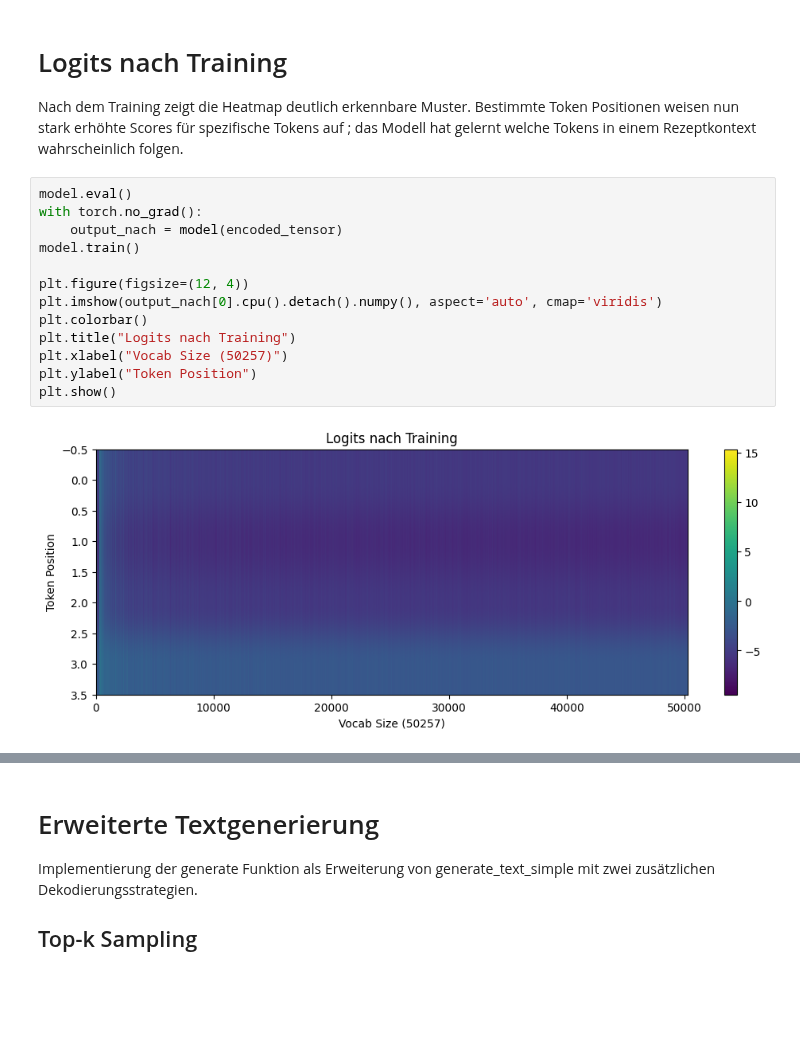
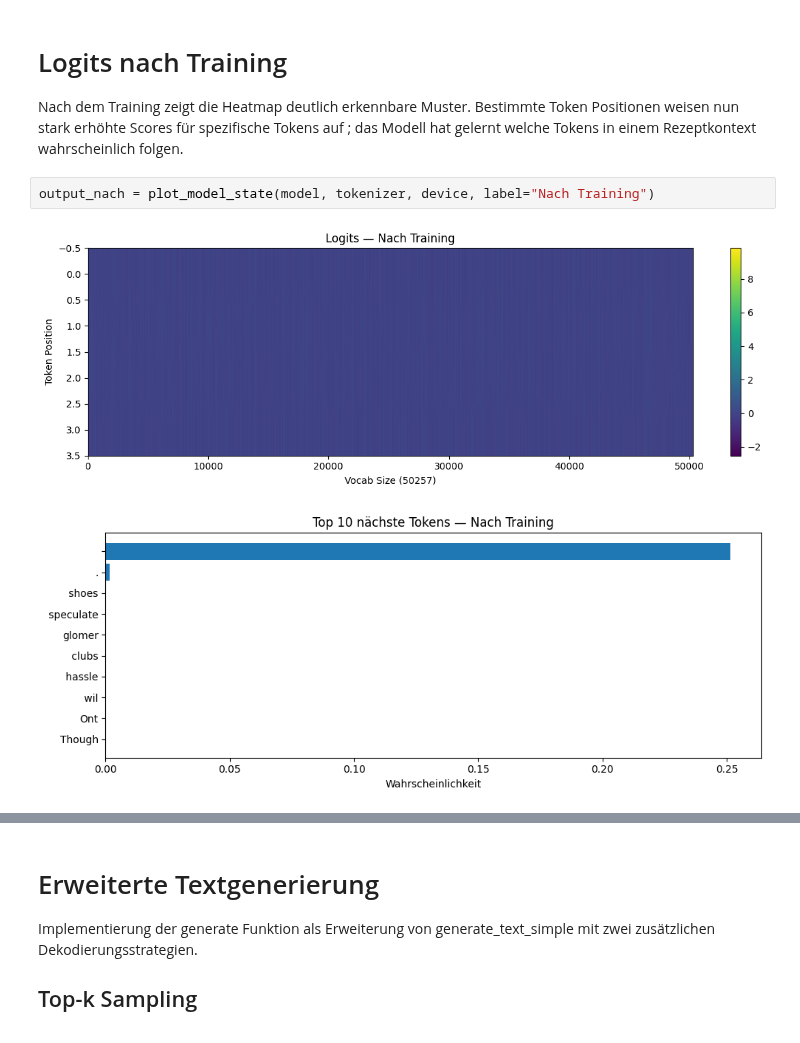
Before and after one commit to fhollaender/LLMs-from-scratch, a Jupyter notebook: Abgabe/lab5.ipynb, the cells around one changed output, grey strips where cells are left out. Cells and saved outputs as stored; diff of their text form; blank space fills up the shorter version.

```diff
--- a/Abgabe/lab5.ipynb
+++ b/Abgabe/lab5.ipynb
@@ -647,17 +607,7 @@ Bestimmte Token Positionen weisen nun stark erhöhte Scores für
 spezifische Tokens auf ; das Modell hat gelernt welche Tokens
 in einem Rezeptkontext wahrscheinlich folgen.
 # %%
-model.eval()
-with torch.no_grad():
-    output_nach = model(encoded_tensor)
-model.train()
-
-plt.figure(figsize=(12, 4))
-plt.imshow(output_nach[0].cpu().detach().numpy(), aspect='auto', cmap='viridis')
-plt.colorbar()
-plt.title("Logits nach Training")
-plt.xlabel("Vocab Size (50257)")
-plt.ylabel("Token Position")
-plt.show()
+output_nach = plot_model_state(model, tokenizer, device, label="Nach Training")
 # %% [output]
-[figure, old version]
+[figure, new version]
+[figure, added]
```
Also changed, not shown: parts of 22 cells of this notebook.
